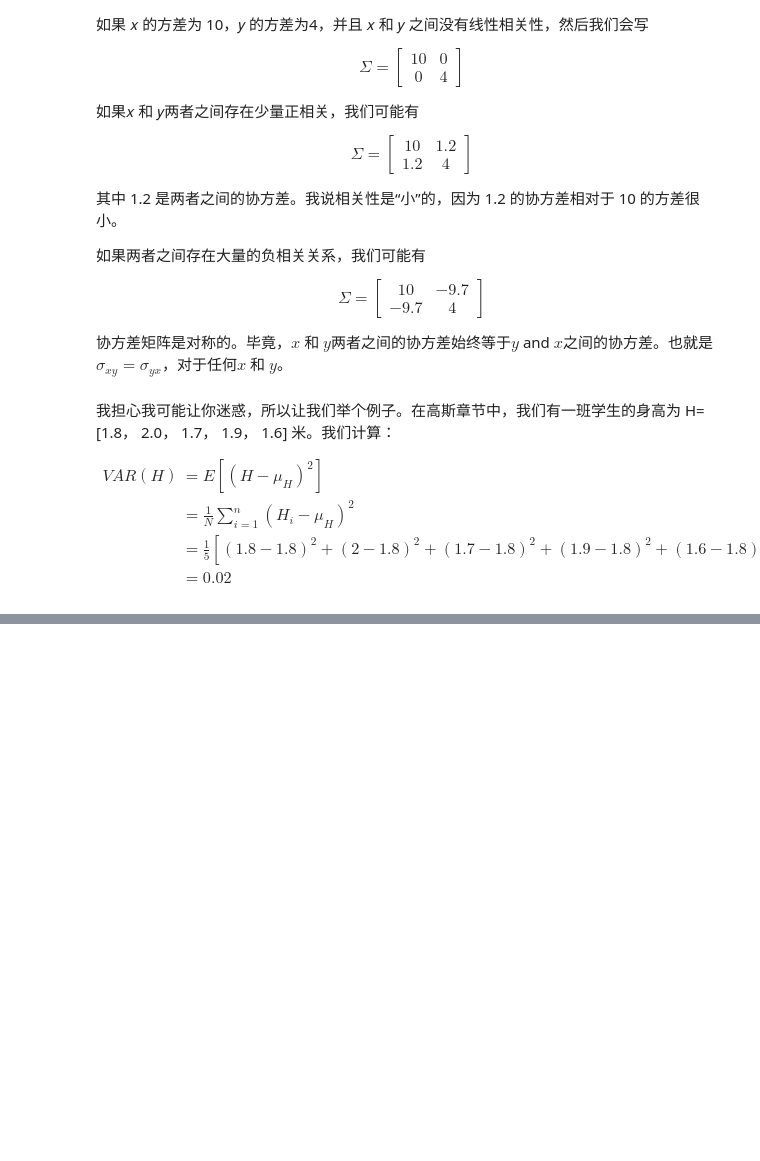
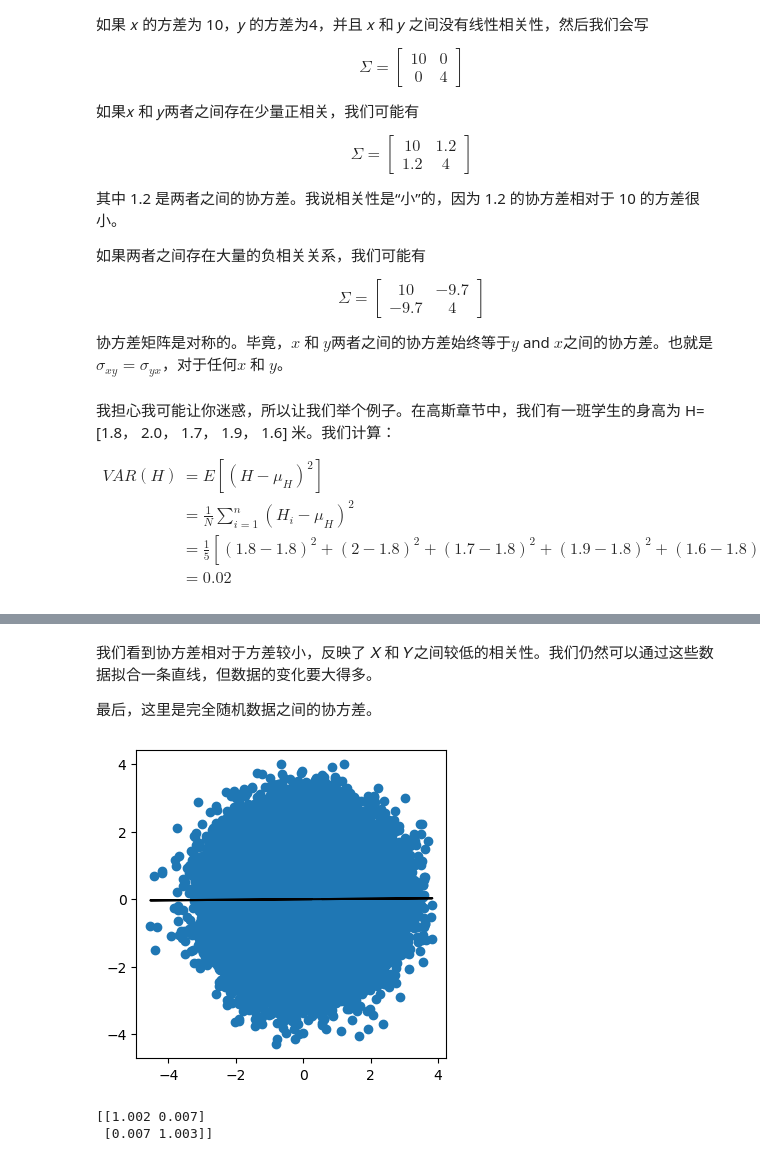
Before and after one commit to SunJianboGitHub/KalmanFilter, a Jupyter notebook: 05-多元高斯.ipynb, the cells around one changed output, grey strips where cells are left out. Saved outputs shown, nothing was run; the diff lists cells and outputs as text; code cells hidden in the pictures; blank space fills up the shorter version.

```diff
--- a/05-多元高斯.ipynb
+++ b/05-多元高斯.ipynb
@@ -122,0 +203,13 @@ $$\Sigma = \begin{bmatrix}\sigma_H^2 & \sigma_{H,W} \\
+# %% [markdown]
+我们看到协方差相对于方差较小，反映了 𝑋 和 𝑌之间较低的相关性。我们仍然可以通过这些数据拟合一条直线，但数据的变化要大得多。
+
+最后，这里是完全随机数据之间的协方差。
+# %%
+X = randn(100000)
+Y = randn(100000)
+plot_correlated_data(X, Y)
+print(np.cov(X, Y))
+# %% [output]
+[figure, added]
+[[1.002 0.007]
+ [0.007 1.003]]
```
Also changed, not shown: parts of 16 cells of this notebook.
